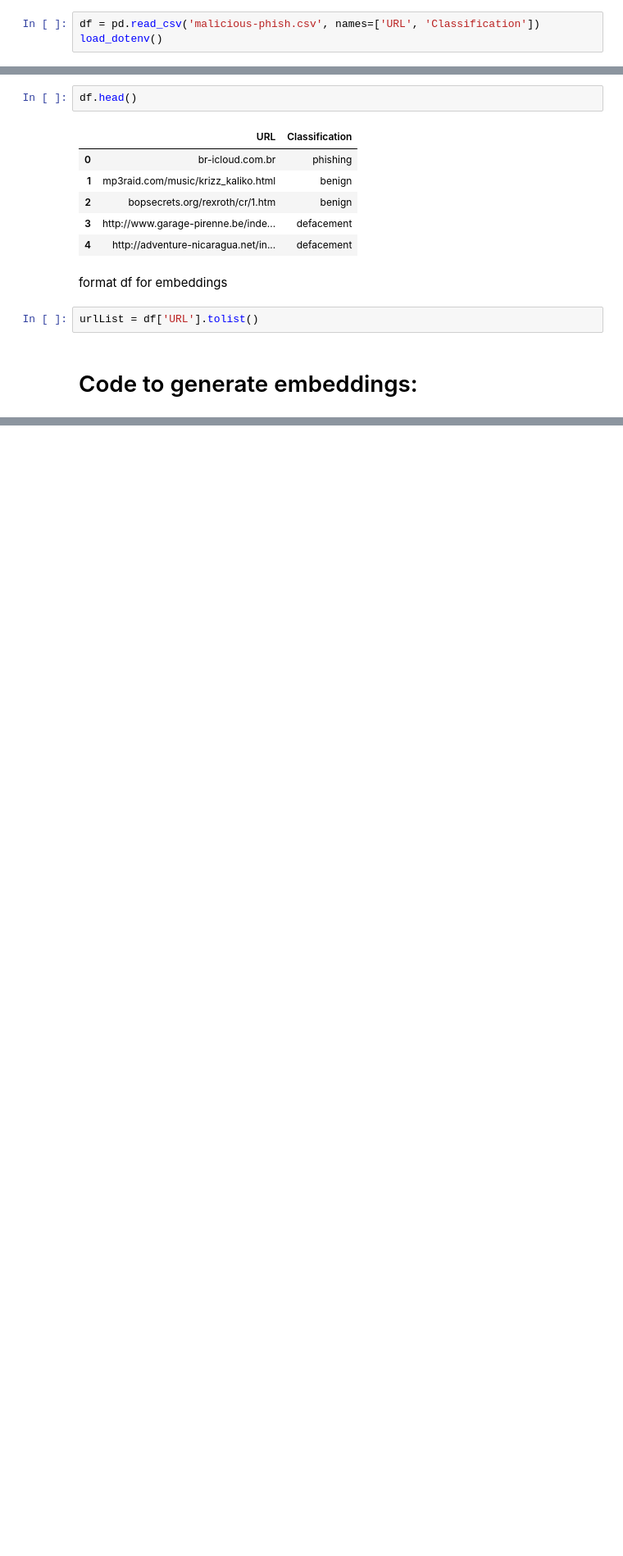
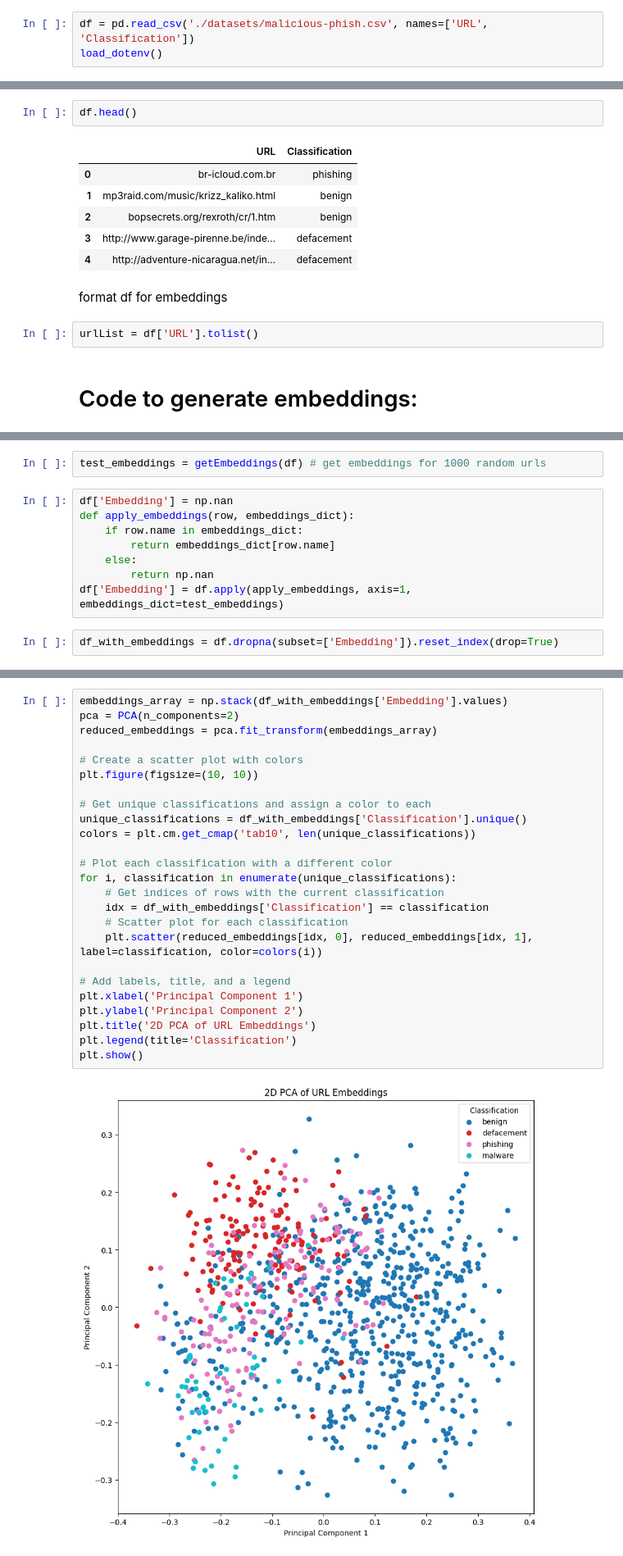
Before and after one commit to shalloran/mut, a Jupyter notebook: embedding.ipynb, the cells around one changed output, grey strips where cells are left out. Shown at 82% size. Cells and saved outputs as stored; diff of their text form; blank space fills up the shorter version.

Commit message:
Added embeddings and data processing notebook

```diff
--- a/embedding.ipynb
+++ b/embedding.ipynb
@@ -12,5 +15,5 @@ from sklearn.cluster import KMeans
 # %%
-df = pd.read_csv('malicious-phish.csv', names=['URL', 'Classification'])
+df = pd.read_csv('./datasets/malicious-phish.csv', names=['URL', 'Classification'])
 load_dotenv()
 # %% [output]
 True
@@ -96,0 +66,12 @@ print("Model accuracy:", model.score(X_test, y_test))
+# %%
+test_embeddings = getEmbeddings(df) # get embeddings for 1000 random urls
+# %%
+df['Embedding'] = np.nan
+def apply_embeddings(row, embeddings_dict):
+    if row.name in embeddings_dict:
+        return embeddings_dict[row.name]
+    else:
+        return np.nan
+df['Embedding'] = df.apply(apply_embeddings, axis=1, embeddings_dict=test_embeddings)
+# %%
+df_with_embeddings = df.dropna(subset=['Embedding']).reset_index(drop=True)
@@ -96,0 +90,27 @@ print("Model accuracy:", model.score(X_test, y_test))
+# %%
+embeddings_array = np.stack(df_with_embeddings['Embedding'].values)
+pca = PCA(n_components=2)
+reduced_embeddings = pca.fit_transform(embeddings_array)
+
+# Create a scatter plot with colors
+plt.figure(figsize=(10, 10))
+
+# Get unique classifications and assign a color to each
+unique_classifications = df_with_embeddings['Classification'].unique()
+colors = plt.cm.get_cmap('tab10', len(unique_classifications))
+
+# Plot each classification with a different color
+for i, classification in enumerate(unique_classifications):
+    # Get indices of rows with the current classification
+    idx = df_with_embeddings['Classification'] == classification
+    # Scatter plot for each classification
+    plt.scatter(reduced_embeddings[idx, 0], reduced_embeddings[idx, 1], label=classification, color=colors(i))
+
+# Add labels, title, and a legend
+plt.xlabel('Principal Component 1')
+plt.ylabel('Principal Component 2')
+plt.title('2D PCA of URL Embeddings')
+plt.legend(title='Classification')
+plt.show()
+# %% [output]
+[figure, added]
```
Also changed, not shown: parts of 20 cells of this notebook, 18 other files.
